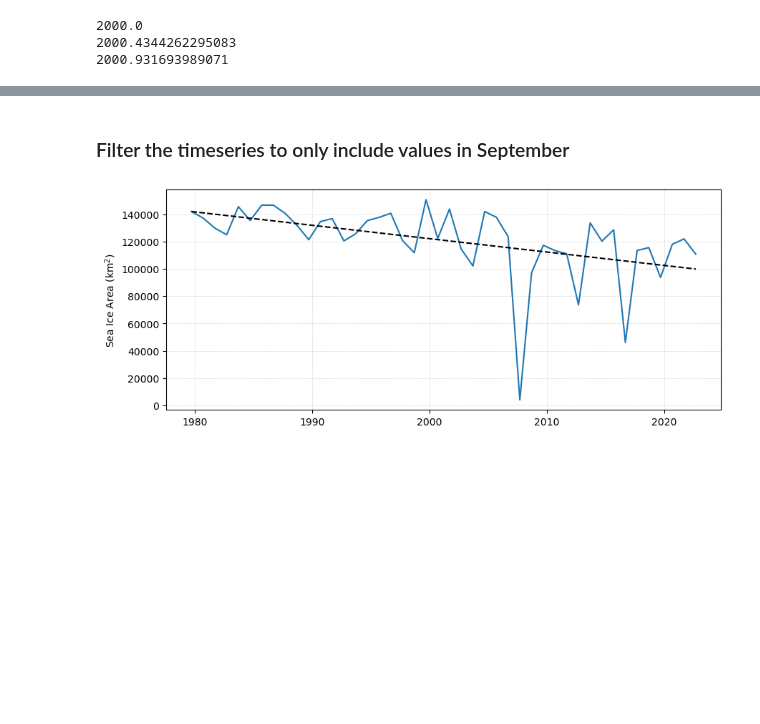
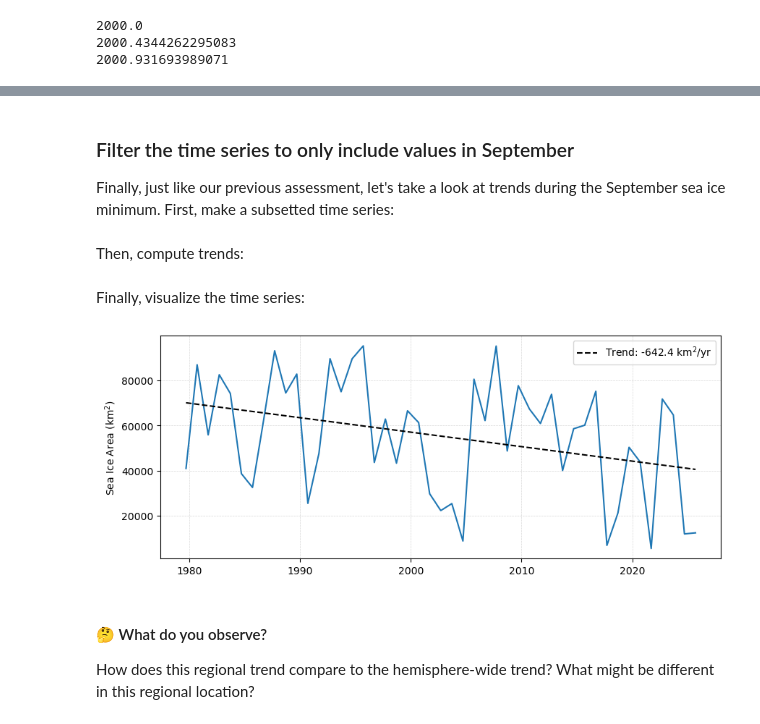
Before and after one commit to ProfMikeWood/ocean_remote_sensing_book, a Jupyter notebook: labs/lab07_seaice_trends.ipynb, the cells around one changed output, grey strips where cells are left out. Cells and saved outputs as stored; diff of their text form; code cells hidden in the pictures; blank space fills up the shorter version.

```diff
--- a/labs/lab07_seaice_trends.ipynb
+++ b/labs/lab07_seaice_trends.ipynb
@@ -268,6 +402,6 @@ Open QGIS and add the global coastline. Then, change your projection to the proj
 # %%
 # define the bounds of the box north of the Fram Strait near Greenland and Svalbard
-min_x = -729230
-min_y = 444406
-max_x = -376689
-max_y = 875493
+min_x = 654320
+min_y = -1151585
+max_x = 906998
+max_y = -658495
@@ -274,10 +412,10 @@ max_y = 875493
 # %%
 # make a file path to one of the nc files
-file_path = file_folder+'/seaice_conc_monthly_nh_197901_n07_v04r00.nc'
+file_path = os.path.join(data_folder,'sic_psn25_197901_n07_v06r00.nc')
 
 # open the file and read in the sea ice variable to a 2D numpy grid
 ds = nc4.Dataset(file_path)
-x_grid = np.array(ds.variables['xgrid'])
-y_grid = np.array(ds.variables['ygrid'])
-seaice_grid = np.array(ds.variables['nsidc_nt_seaice_conc_monthly'])
+seaice_grid = np.array(ds.variables['cdr_seaice_conc_monthly'])
+x = np.array(ds.variables['x'])
+y = np.array(ds.variables['y'])
 ds.close()
@@ -284,9 +424,9 @@ ds.close()
 # %%
 # find the indices of the box bounds in the x and y grids
-min_x_index = np.argmin(np.abs(x_grid-min_x))
-max_y_index = np.argmin(np.abs(y_grid-min_y))
-max_x_index = np.argmin(np.abs(x_grid-max_x))
-min_y_index = np.argmin(np.abs(y_grid-max_y))
+min_x_index = np.argmin(np.abs(x-min_x))
+max_y_index = np.argmin(np.abs(y-min_y))
+max_x_index = np.argmin(np.abs(x-max_x))
+min_y_index = np.argmin(np.abs(y-max_y))
 
 # print the indices to be sure these are ordered correctly
 print('x indices:',min_x_index,max_x_index)
@@ -314,7 +486,7 @@ print(np.shape(seaice_grid_subset))
 # %%
 # make a sorted file list of all the sea ice nc files
 file_list = []
-for file_name in os.listdir(file_folder):
+for file_name in os.listdir(data_folder):
     if file_name[-3:]=='.nc':
         file_list.append(file_name)
 
@@ -330,12 +502,12 @@ seaice_values = []
 for file_name in file_list:
 
     # make a date string for the file
-    date_str = file_name.split('_')[4][:4]+'-'+file_name.split('_')[4][4:6]+'-15'
+    date_str = file_name.split('_')[2][:4]+'-'+file_name.split('_')[2][4:6]+'-15'
 
     # open the file to get the seaice grid
-    file_path = file_folder+'/'+file_name
+    file_path = os.path.join(data_folder,file_name)
     ds = nc4.Dataset(file_path)
-    seaice_grid = np.array(ds.variables['nsidc_nt_seaice_conc_monthly'])
+    seaice_grid = np.array(ds.variables['cdr_seaice_conc_monthly'])
     ds.close()
 
     # take only the "first timestep" of the seaice grid
@@ -347,7 +519,7 @@ for file_name in file_list:
     # compute the total area of seaice in this grid
     seaice_grid = seaice_grid_subset.ravel()
     seaice_values_filtered = seaice_grid[seaice_grid<2]
-    seaice_area = np.sum(seaice_values_filtered*25*25)
+    seaice_area = np.sum(seaice_values_filtered*grid_cell_size**2)
 
     # if the sea ice area value is valid (>0), add the date to the date list
     # and the value to the value list
@@ -379,2 +553,4 @@ plt.show()
 # %% [markdown]
-### Filter the timeseries to only include values in September
+### Filter the time series to only include values in September
+
+Finally, just like our previous assessment, let's take a look at trends during the September sea ice minimum. First, make a subsetted time series:
@@ -392,6 +569,8 @@ sept_decyr_values = []
 for date in sept_date_list:
     dec_yr = YMD_to_DecYr(date.year,date.month,date.day)
     sept_decyr_values.append(dec_yr)
+# %% [markdown]
+Then, compute trends:
 # %%
 # use numpy's polyfit function to compute the best fit line
 p = np.polyfit(sept_decyr_values, sept_seaice_values, 1)
@@ -405,23 +584,32 @@ intercept = p[1]
 # compute the values of the best fit line
 # for the september decyr values
 best_fit = slope*np.array(sept_decyr_values)+intercept
+# %% [markdown]
+Finally, visualize the time series:
 # %%
 # make a figure object with a width of 10 and a height of 4
 fig = plt.figure(figsize=(10,4))
 
 # plot the september values
 plt.plot(sept_decyr_values, sept_seaice_values)
 
 # plot the line of best fit
-plt.plot(sept_decyr_values, best_fit, 'k--')
+# add a label which includes the trend
+plt.plot(sept_decyr_values, best_fit, 'k--',
+         label='Trend: '+'{:.1f}'.format(p[0])+' km$^2$/yr')
 
 # label the y axis
 plt.ylabel('Sea Ice Area (km$^2$)')
 
 # make a grid
 plt.grid(linestyle='--', linewidth=0.5, alpha=0.5)
 
+plt.legend()
+
 # show the figure
 plt.show()
 # %% [output]
-[figure, old version]
+[figure, new version]
+# %% [markdown]
+#### &#129300; What do you observe?
+How does this regional trend compare to the hemisphere-wide trend? What might be different in this regional location?
```
Also changed, not shown: parts of 52 cells of this notebook, 9 other files.
